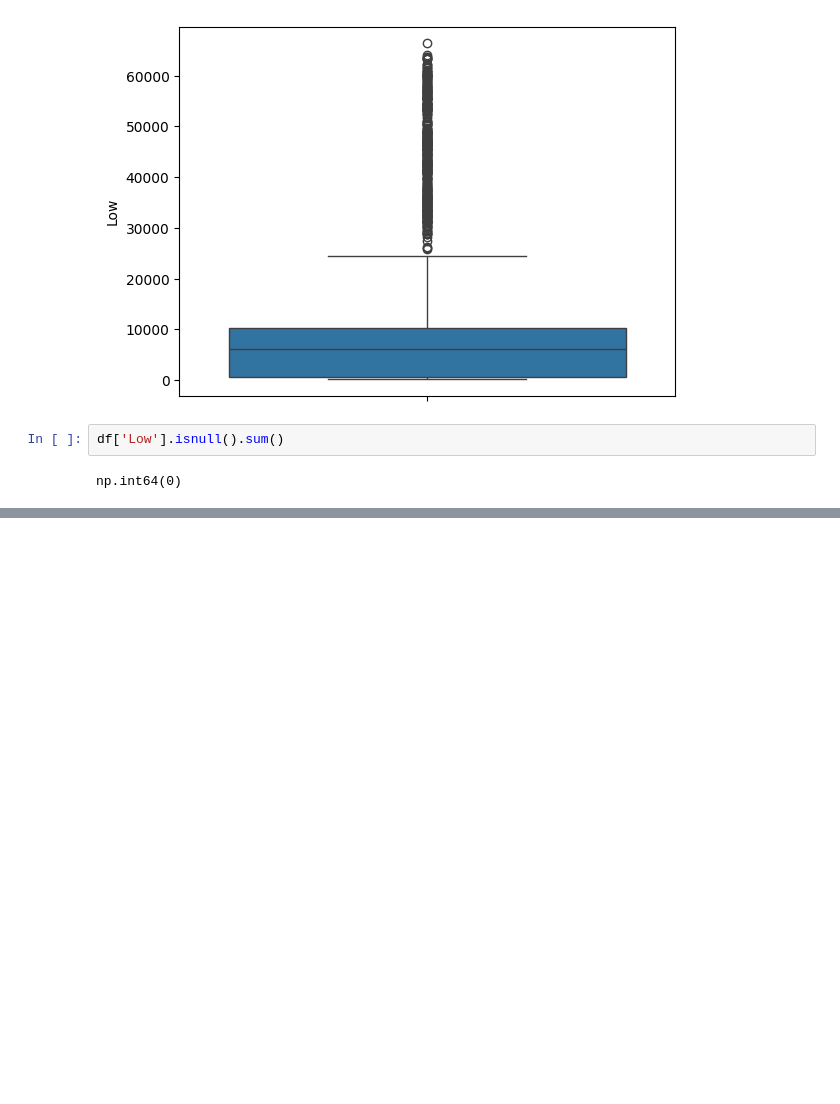
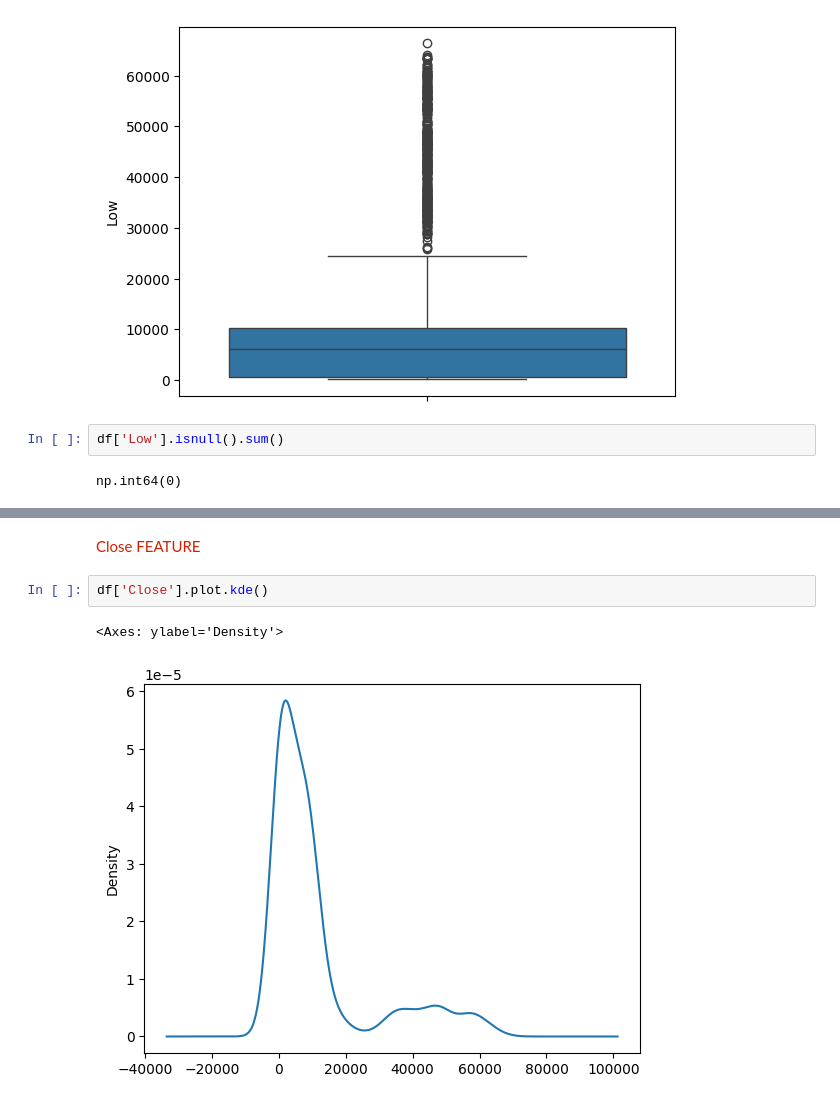
Before and after one commit to saaaaaaaaaaaaaad56/bitcoin-price-prediction, a Jupyter notebook: code.ipynb, the cells around one changed output, grey strips where cells are left out. Drawn from its saved outputs; the diff is of its cells as text; blank space fills up the shorter version.

```diff
--- a/code.ipynb
+++ b/code.ipynb
@@ -275,0 +309,7 @@ np.int64(0)
+# %% [markdown]
+<span style="color: #d42000;">Close FEATURE</span>
+# %%
+df['Close'].plot.kde()
+# %% [output]
+<Axes: ylabel='Density'>
+[figure, added]
```
Also changed, not shown: parts of 16 cells of this notebook.
